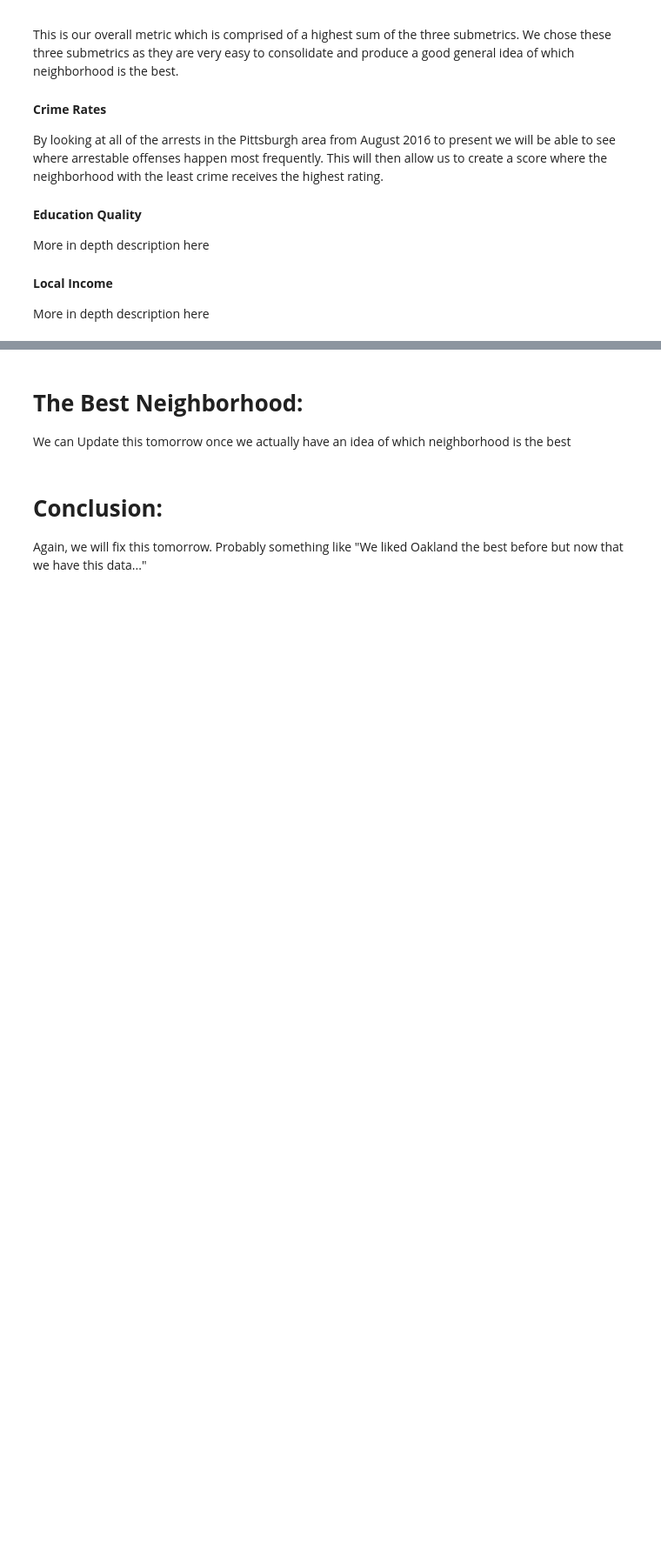
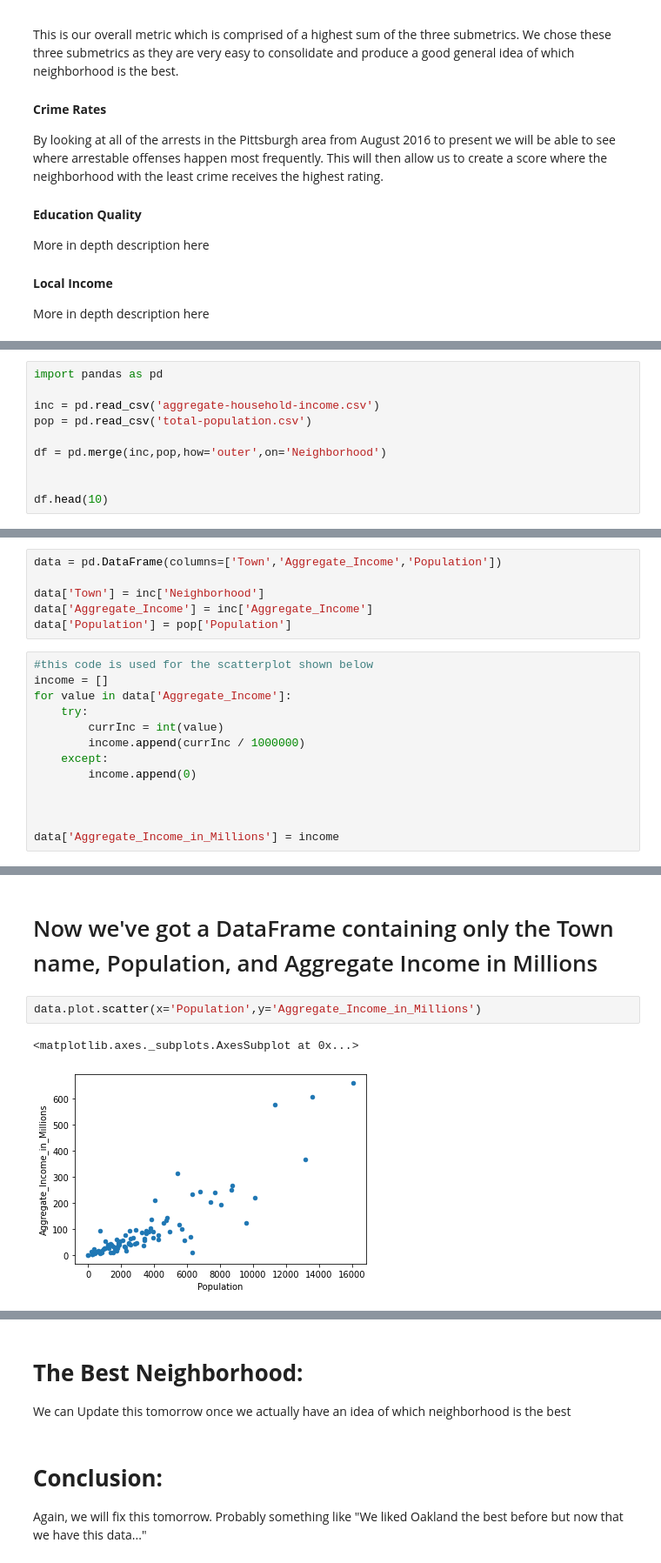
Before and after one commit to jca64/Big-Ideas-Final-Project, a Jupyter notebook: Final-Project.ipynb, the cells around one changed output, grey strips where cells are left out. Shown at 87% size. Drawn from its saved outputs; the diff is of its cells as text; blank space fills up the shorter version.

Commit message:
Added Income Data to Final

```diff
--- a/Final-Project.ipynb
+++ b/Final-Project.ipynb
@@ -22,0 +29,10 @@ More in depth description here
+# %%
+import pandas as pd
+
+inc = pd.read_csv('aggregate-household-income.csv')
+pop = pd.read_csv('total-population.csv')
+
+df = pd.merge(inc,pop,how='outer',on='Neighborhood')
+
+
+df.head(10)
@@ -22,0 +53,19 @@ More in depth description here
+# %%
+data = pd.DataFrame(columns=['Town','Aggregate_Income','Population'])
+
+data['Town'] = inc['Neighborhood']
+data['Aggregate_Income'] = inc['Aggregate_Income']
+data['Population'] = pop['Population']
+# %%
+#this code is used for the scatterplot shown below
+income = []
+for value in data['Aggregate_Income']:
+    try:
+        currInc = int(value)
+        income.append(currInc / 1000000)
+    except:
+        income.append(0)
+
+
+
+data['Aggregate_Income_in_Millions'] = income
@@ -22,0 +92,7 @@ More in depth description here
+# %% [markdown]
+# Now we've got a DataFrame containing only the Town name, Population, and Aggregate Income in Millions
+# %%
+data.plot.scatter(x='Population',y='Aggregate_Income_in_Millions')
+# %% [output]
+<matplotlib.axes._subplots.AxesSubplot at 0x...>
+[figure, added]
```
Also changed, not shown: parts of 30 cells of this notebook.
